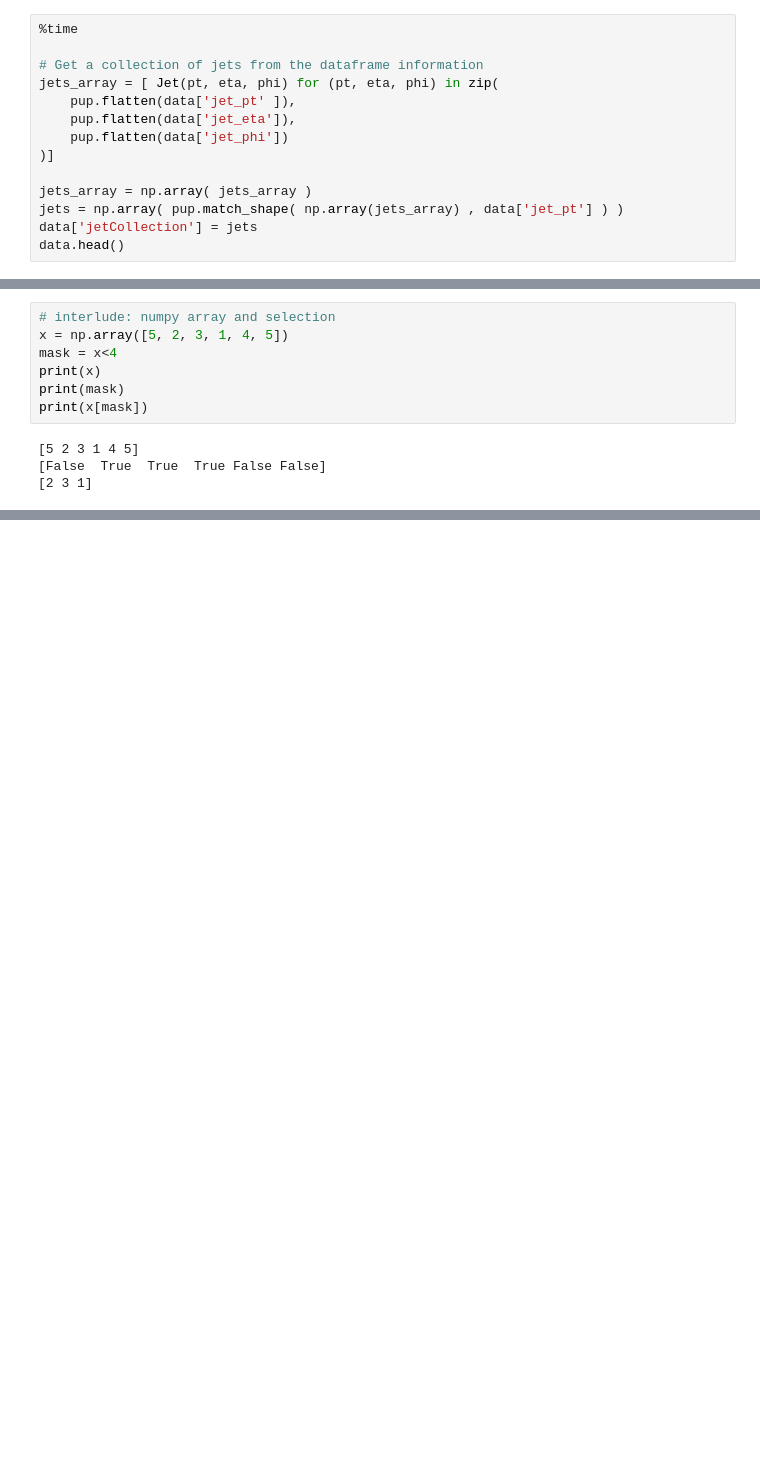
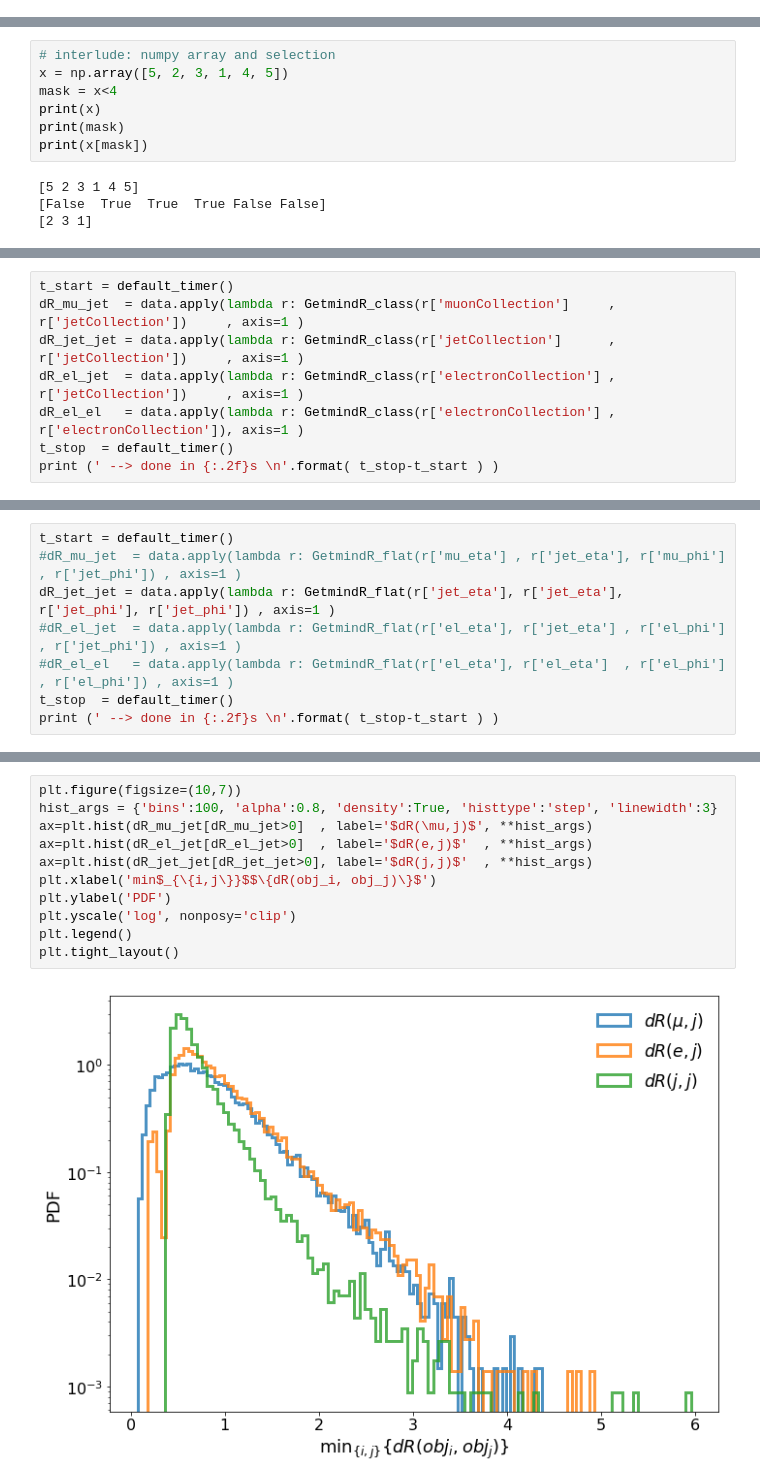
Before and after one commit to rmadar/root-with-pandas, a Jupyter notebook: BasicDataExploration.ipynb, the cells around one changed output, grey strips where cells are left out. Drawn from its saved outputs; the diff is of its cells as text; blank space fills up the shorter version.

```diff
--- a/BasicDataExploration.ipynb
+++ b/BasicDataExploration.ipynb
@@ -221,14 +269,0 @@ jet(pT,eta,phi,m)=(35.00,2.40,-0.40,0.00)
-# %%
-%time
-
-# Get a collection of jets from the dataframe information
-jets_array = [ Jet(pt, eta, phi) for (pt, eta, phi) in zip(
-    pup.flatten(data['jet_pt' ]),
-    pup.flatten(data['jet_eta']),
-    pup.flatten(data['jet_phi'])
-)]
-
-jets_array = np.array( jets_array )
-jets = np.array( pup.match_shape( np.array(jets_array) , data['jet_pt'] ) )
-data['jetCollection'] = jets
-data.head()
@@ -373,0 +430,8 @@ ax=plt.hist(data_copy['dRmin'],bins=100)
+# %%
+t_start = default_timer()
+dR_mu_jet  = data.apply(lambda r: GetmindR_class(r['muonCollection']     , r['jetCollection'])     , axis=1 )
+dR_jet_jet = data.apply(lambda r: GetmindR_class(r['jetCollection']      , r['jetCollection'])     , axis=1 )
+dR_el_jet  = data.apply(lambda r: GetmindR_class(r['electronCollection'] , r['jetCollection'])     , axis=1 )
+dR_el_el   = data.apply(lambda r: GetmindR_class(r['electronCollection'] , r['electronCollection']), axis=1 )
+t_stop  = default_timer()
+print (' --> done in {:.2f}s \n'.format( t_stop-t_start ) )
@@ -373,0 +440,8 @@ ax=plt.hist(data_copy['dRmin'],bins=100)
+# %%
+t_start = default_timer()
+#dR_mu_jet  = data.apply(lambda r: GetmindR_flat(r['mu_eta'] , r['jet_eta'], r['mu_phi'] , r['jet_phi']) , axis=1 )
+dR_jet_jet = data.apply(lambda r: GetmindR_flat(r['jet_eta'], r['jet_eta'], r['jet_phi'], r['jet_phi']) , axis=1 )
+#dR_el_jet  = data.apply(lambda r: GetmindR_flat(r['el_eta'], r['jet_eta'] , r['el_phi'] , r['jet_phi']) , axis=1 )
+#dR_el_el   = data.apply(lambda r: GetmindR_flat(r['el_eta'], r['el_eta']  , r['el_phi'] , r['el_phi']) , axis=1 )
+t_stop  = default_timer()
+print (' --> done in {:.2f}s \n'.format( t_stop-t_start ) )
@@ -373,0 +450,13 @@ ax=plt.hist(data_copy['dRmin'],bins=100)
+# %%
+plt.figure(figsize=(10,7))
+hist_args = {'bins':100, 'alpha':0.8, 'density':True, 'histtype':'step', 'linewidth':3}
+ax=plt.hist(dR_mu_jet[dR_mu_jet>0]  , label='$dR(\mu,j)$', **hist_args)
+ax=plt.hist(dR_el_jet[dR_el_jet>0]  , label='$dR(e,j)$'  , **hist_args)
+ax=plt.hist(dR_jet_jet[dR_jet_jet>0], label='$dR(j,j)$'  , **hist_args)
+plt.xlabel('min$_{\{i,j\}}$$\{dR(obj_i, obj_j)\}$')
+plt.ylabel('PDF')
+plt.yscale('log', nonposy='clip')
+plt.legend()
+plt.tight_layout()
+# %% [output]
+[figure, added]
```
Also changed, not shown: parts of 44 cells of this notebook.
